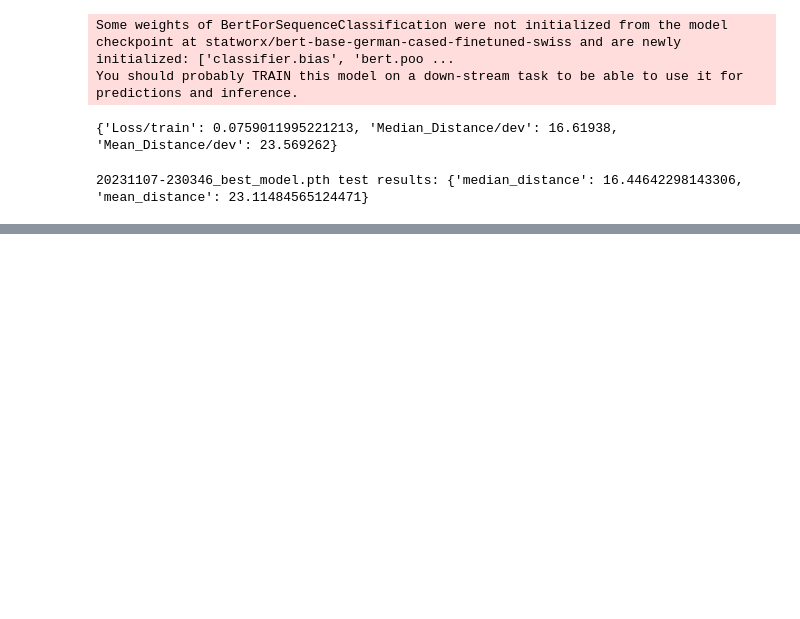
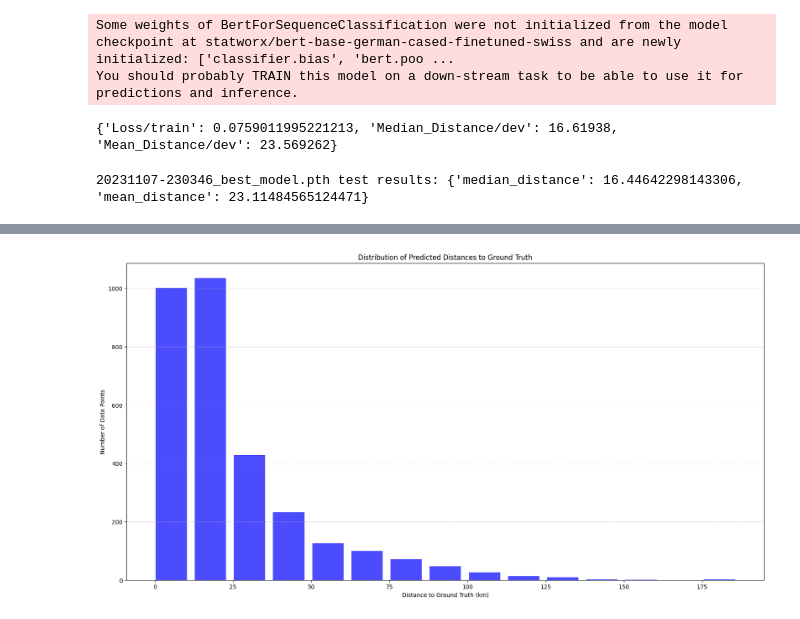
Before and after one commit to oskarhlm/TDT13, a Jupyter notebook: train.ipynb, the cells around one changed output, grey strips where cells are left out. Drawn from its saved outputs; the diff is of its cells as text; code cells hidden in the pictures; blank space fills up the shorter version.

```diff
--- a/train.ipynb
+++ b/train.ipynb
@@ -272,7 +272,7 @@ def evaluate_geolocation_model_by_checkpoint(checkpoint_dir, checkpoint_file, co
 
     print(f'{checkpoint_file} test results: {results}\n')
 
-    return results, checkpoint_scaler.inverse_transform(test_preds)
+    return results, transform_to_latlon(checkpoint_scaler.inverse_transform(test_preds), config)
 # %%
 chkp_dir = 'data/ch/checkpoints'
 
@@ -380,0 +366,3 @@ test_gold_data
+# %%
+for lat, lon in test_preds:
+    print(lat, lon)
@@ -417,0 +446,17 @@ plt.show()
+# %%
+num_bins = 15
+distance_bins = np.linspace(predicted_points['distance'].min(), predicted_points['distance'].max(), num_bins + 1)
+
+hist, bin_edges = np.histogram(predicted_points['distance'], bins=distance_bins)
+
+plt.figure(figsize=(20, 10))
+bar_width = np.diff(bin_edges)[0] * 0.8  # Adjust spacing by changing the multiplier
+plt.bar(bin_edges[:-1], hist, width=bar_width, align='edge', color='b', alpha=0.7)
+plt.xlabel('Distance to Ground Truth (km)')
+plt.ylabel('Number of Data Points')
+plt.title('Distribution of Predicted Distances to Ground Truth')
+plt.grid(axis='y', linestyle='--', alpha=0.6)
+
+plt.show()
+# %% [output]
+[figure, added]
```
Also changed, not shown: parts of 6 cells of this notebook, 8 other files.
